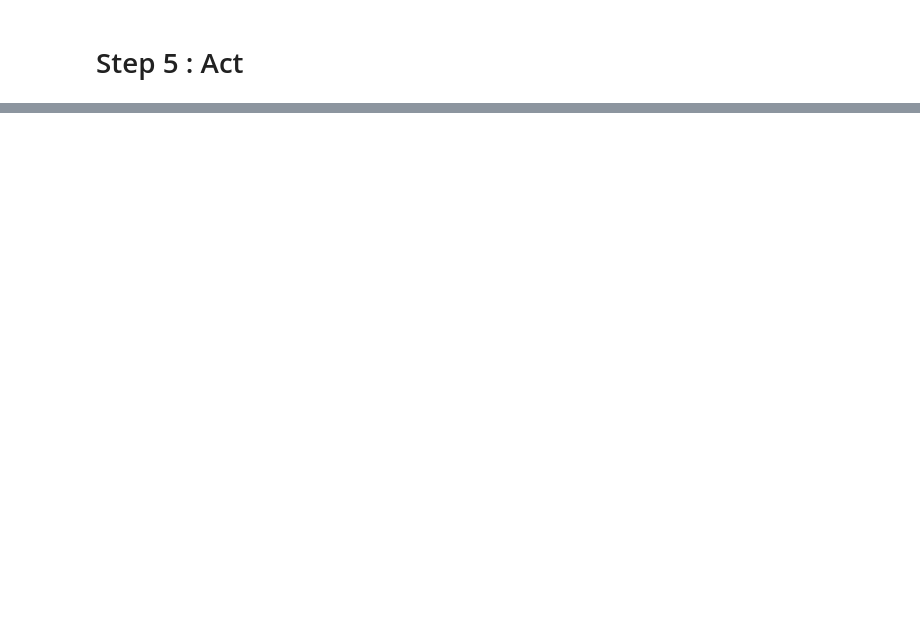
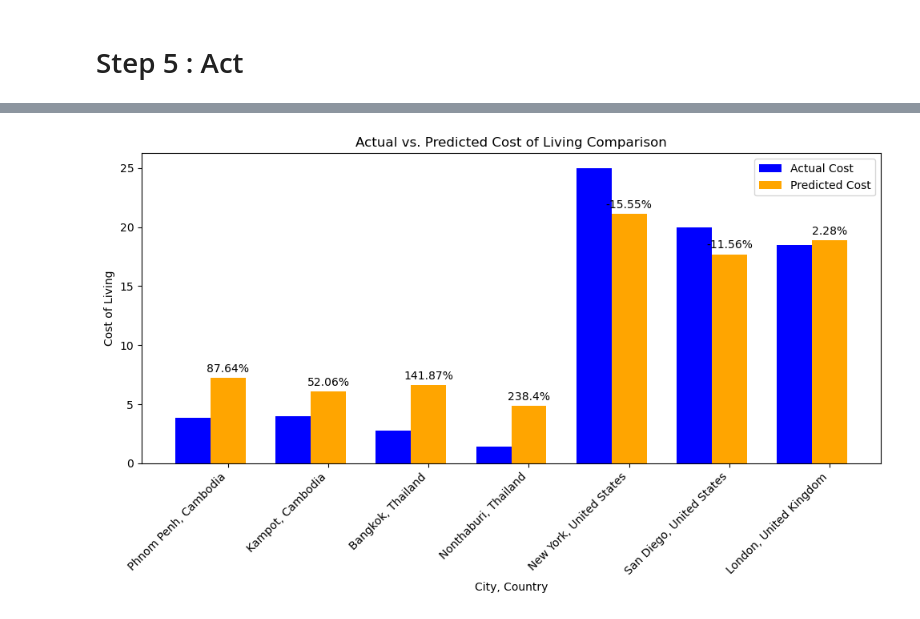
Before and after one commit to aunhengly/ana500-microProject, a Jupyter notebook: Hengly-MicroProject.ipynb, the cells around one changed output, grey strips where cells are left out. Saved outputs shown, nothing was run; the diff lists cells and outputs as text; code cells hidden in the pictures; blank space fills up the shorter version.

```diff
--- a/Hengly-MicroProject.ipynb
+++ b/Hengly-MicroProject.ipynb
@@ -535,0 +629,14 @@ Overall, the graph and code provide a good overview of the cost of living in dif
+# %%
+selected_countries = ['Thailand', 'Cambodia', 'United Kingdom', 'France']
+
+# Create an empty dictionary to store country-city pairs
+country_city_dict = {}
+
+# Iterate over the selected countries
+for country in selected_countries:
+    cities_in_country = df_1_cleaned_ex[df_1_cleaned_ex['country'] == country]['city'].tolist()
+    country_city_dict[country] = cities_in_country
+
+# Print the list of countries and their cities
+for country, cities in country_city_dict.items():
+    print(f'{country}: {", ".join(cities)}\n')
@@ -535,0 +711,36 @@ Overall, the graph and code provide a good overview of the cost of living in dif
+# %%
+# Visualize the plot of actual vs. predicted cost of living
+plt.figure(figsize=(10, 6))
+
+# Bar width for better separation of bars
+bar_width = 0.35
+
+# Position for the left bars (actual cost)
+left_positions = range(len(comparison_df))
+plt.bar(left_positions, comparison_df['Actual_Cost'], width=bar_width, color='blue', label='Actual Cost')
+
+# Position for the right bars (predicted cost)
+right_positions = [pos + bar_width for pos in left_positions]
+plt.bar(right_positions, comparison_df['Predicted_Cost'], width=bar_width, color='orange', label='Predicted Cost')
+
+# Add percentage difference values on top of the bars
+for i, (actual, predicted) in enumerate(zip(comparison_df['Actual_Cost'], comparison_df['Predicted_Cost'])):
+    plt.text(right_positions[i], predicted + 0.5, f'{comparison_df["%_Difference"][i]}%', ha='center', color='black')
+
+# X-axis labels
+x_labels = comparison_df['City'] + ', ' + comparison_df['Country']
+plt.xlabel('City, Country')
+plt.ylabel('Cost of Living')
+plt.title('Actual vs. Predicted Cost of Living Comparison')
+plt.xticks(right_positions, x_labels, rotation=45, ha='right')
+
+# Add legend
+plt.legend()
+
+# Adjust layout for better display
+plt.tight_layout()
+
+# Show the plot
+plt.show()
+# %% [output]
+[figure, added]
```
Also changed, not shown: parts of 27 cells of this notebook.
